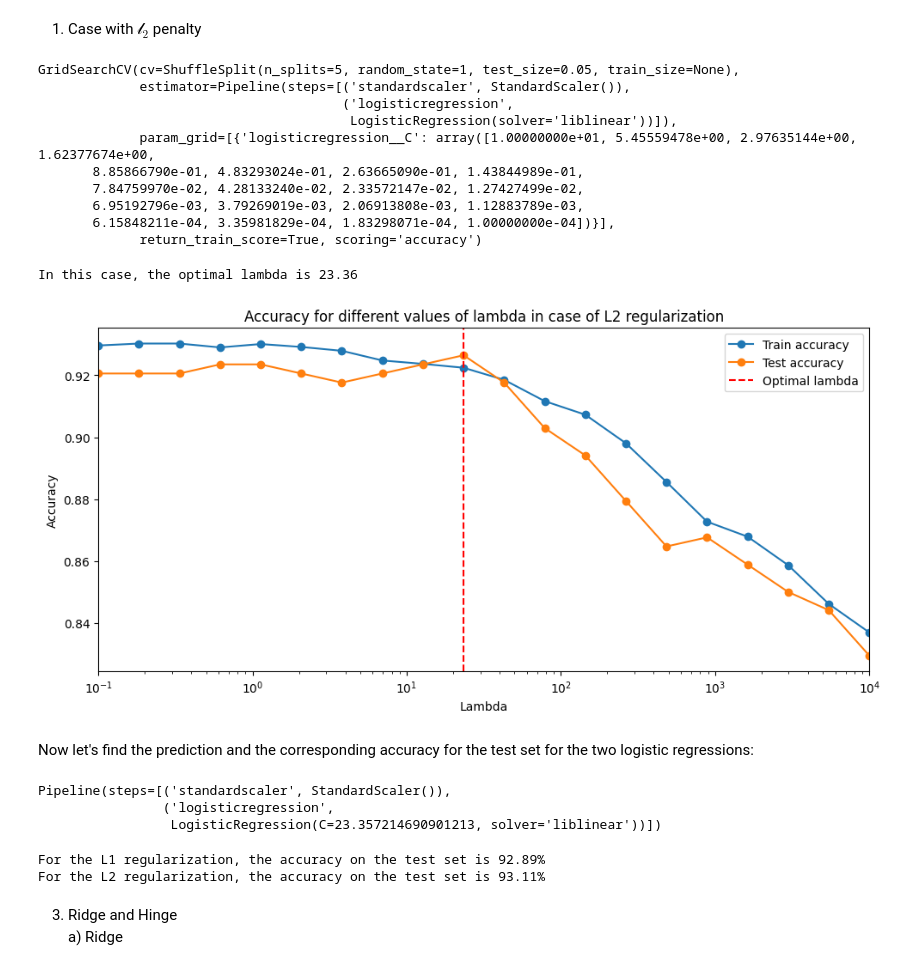
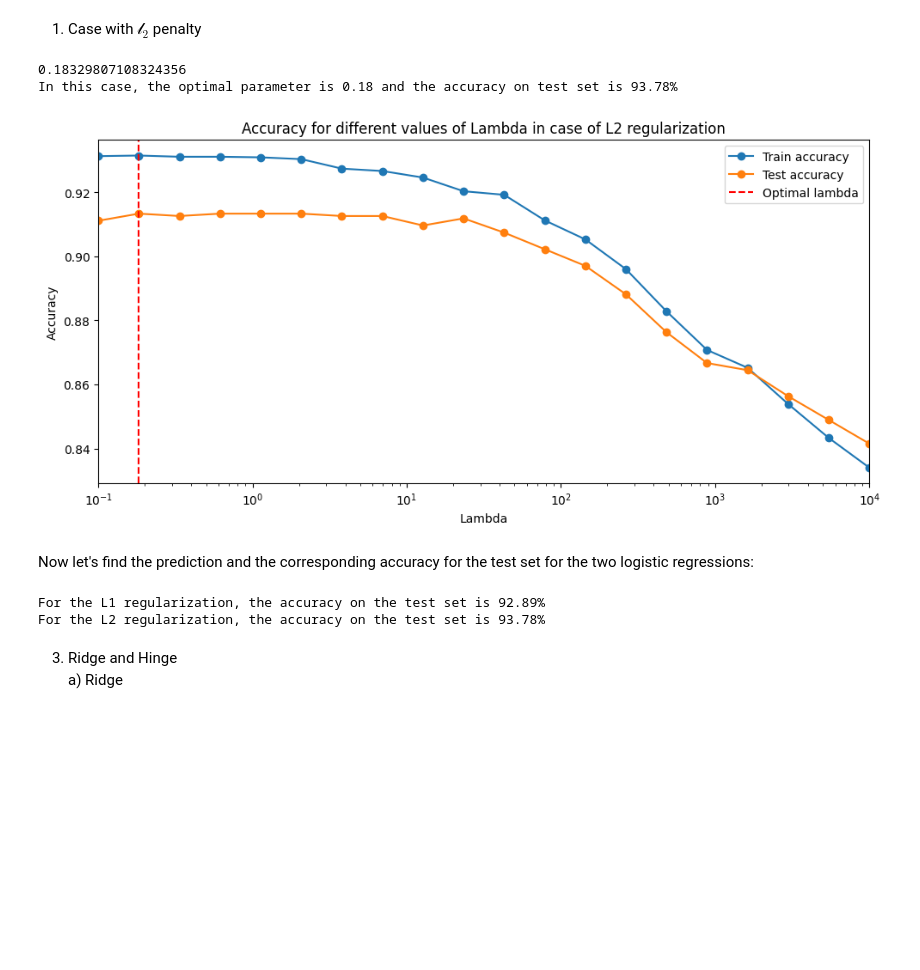
Before and after one commit to roduit/FundamentalLearningEPFL, a Jupyter notebook: Homeworks/HW2/roduit_vincent_325140_HW2.ipynb, the cells around one changed output. Saved outputs shown, nothing was run; the diff lists cells and outputs as text; code cells hidden in the pictures; blank space fills up the shorter version.

```diff
--- a/Homeworks/HW2/roduit_vincent_325140_HW2.ipynb
+++ b/Homeworks/HW2/roduit_vincent_325140_HW2.ipynb
@@ -112,64 +126,19 @@ plt.show()
 # %%
 # perform a grid search to find the best parameter lambda
 
 # Create a pipeline with logistic regression and scaling
-pipe_l2 = make_pipeline(StandardScaler(), LogisticRegression(penalty='l2', solver='liblinear'))
-
-# define the cross-validation method
-cv = ShuffleSplit(n_splits=5, test_size=0.05, random_state=1)
+logReg_l2 = LogisticRegression(penalty='l2', solver='liblinear')
 
 # define the parameter grid
 param_grid = [
     {'logisticregression__C': 1 / np.logspace(-1, 4, 20)}  #'C' is the inverse of lambda
 ]
 
-cv_logreg_l2 = GridSearchCV(pipe_l2, param_grid, cv=cv, scoring='accuracy', return_train_score=True)
-cv_logreg_l2.fit(x_train, y_train)
+tested_parameters_l2, trainAcc_l2, testAcc_l2, cvOptParam_l2, acc_l2 = function_evaluation(logReg_l2,'logistic', param_grid, x_train, y_train)
+display_result(tested_parameters_l2, 'Lambda', trainAcc_l2, testAcc_l2, cvOptParam_l2, ' Lambda in case of L2 regularization')
 # %% [output]
-GridSearchCV(cv=ShuffleSplit(n_splits=5, random_state=1, test_size=0.05, train_size=None),
-             estimator=Pipeline(steps=[('standardscaler', StandardScaler()),
-                                       ('logisticregression',
-                                        LogisticRegression(solver='liblinear'))]),
-             param_grid=[{'logisticregression__C': array([1.00000000e+01, 5.45559478e+00, 2.97635144e+00, 1.62377674e+00,
-       8.85866790e-01, 4.83293024e-01, 2.63665090e-01, 1.43844989e-01,
-       7.84759970e-02, 4.28133240e-02, 2.33572147e-02, 1.27427499e-02,
-       6.95192796e-03, 3.79269019e-03, 2.06913808e-03, 1.12883789e-03,
-       6.15848211e-04, 3.35981829e-04, 1.83298071e-04, 1.00000000e-04])}],
-             return_train_score=True, scoring='accuracy')
+0.18329807108324356
+In this case, the optimal parameter is 0.18 and the accuracy on test set is 93.78%
+[figure, added]
-# %%
-cvOptLambda_l2 = 1 / cv_logreg_l2.best_params_['logisticregression__C']
-print(f'In this case, the optimal lambda is {cvOptLambda_l2:.2f}')
-# %% [output]
-In this case, the optimal lambda is 23.36
-# %%
-testedLambdas = 1 / cv_logreg_l2.cv_results_['param_logisticregression__C'].data
-trainAcc = cv_logreg_l2.cv_results_['mean_train_score']
-testAcc = cv_logreg_l2.cv_results_['mean_test_score']
-
-plt.figure(figsize=(10, 5))
-plt.plot(testedLambdas, trainAcc, 'o-', label='Train accuracy')
-plt.plot(testedLambdas, testAcc, 'o-', label='Test accuracy')
-plt.axvline(cvOptLambda_l2, color='r', linestyle='--', label='Optimal lambda')
-
-plt.title('Accuracy for different values of lambda in case of L2 regularization')
-plt.xlabel('Lambda')
-plt.ylabel('Accuracy')
-
-plt.semilogx()
-plt.xlim([testedLambdas[0], testedLambdas[-1]])
-
-plt.tight_layout()
-plt.legend()
-plt.show()
-# %% [output]
-[figure, removed]
 # %% [markdown]
 Now let's find the prediction and the corresponding accuracy for the test set for the two logistic regressions:
-# %%
-# Set the optimal lambda to the model
-pipe_l1.set_params(logisticregression__C=cvOptLambda_l1)
-pipe_l2.set_params(logisticregression__C=cvOptLambda_l2)
-# %% [output]
-Pipeline(steps=[('standardscaler', StandardScaler()),
-                ('logisticregression',
-                 LogisticRegression(C=23.357214690901213, solver='liblinear'))])
@@ -184,9 +145,9 @@ acc_pred_l2 = accuracy(y_pred_l2, y_test)
 # %%
-print(f'For the L1 regularization, the accuracy on the test set is {acc_pred_l1*100:.2f}%')
-print(f'For the L2 regularization, the accuracy on the test set is {acc_pred_l2*100:.2f}%')
+print(f'For the L1 regularization, the accuracy on the test set is {acc_l1*100:.2f}%')
+print(f'For the L2 regularization, the accuracy on the test set is {acc_l2*100:.2f}%')
 # %% [output]
 For the L1 regularization, the accuracy on the test set is 92.89%
-For the L2 regularization, the accuracy on the test set is 93.11%
+For the L2 regularization, the accuracy on the test set is 93.78%
 # %% [markdown]
 3) Ridge and Hinge \
 a) Ridge
```
Also changed, not shown: parts of 24 cells of this notebook.
